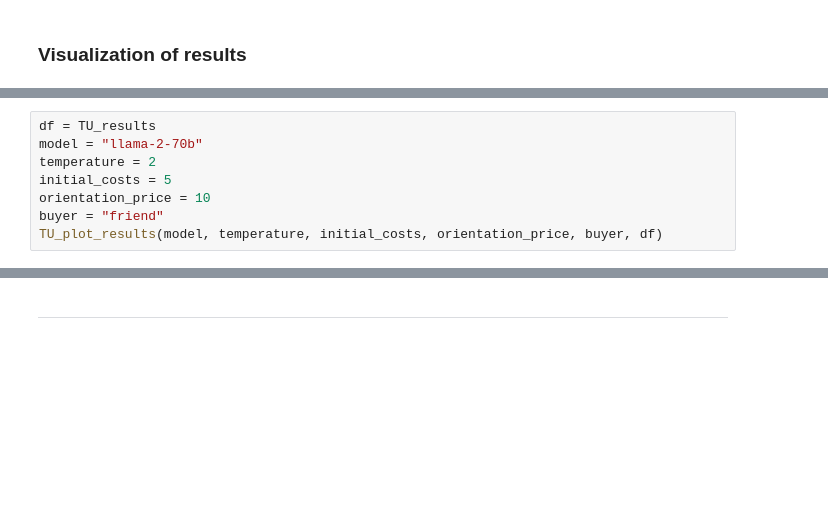
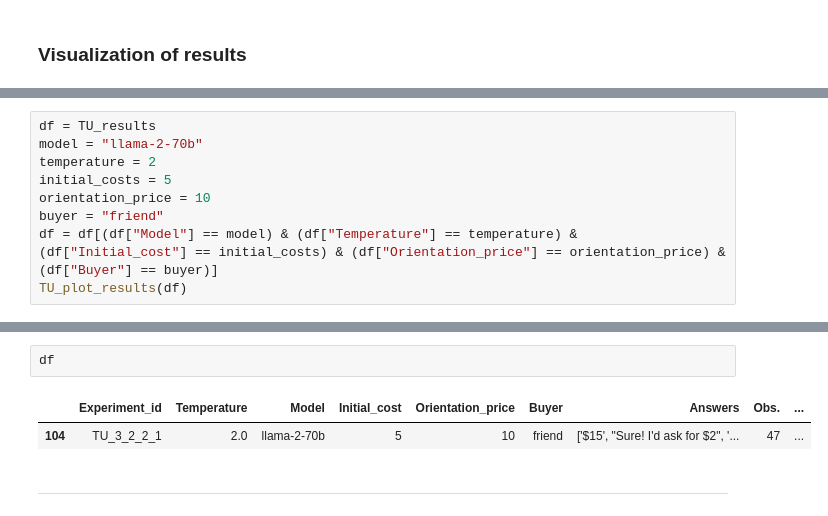
Before and after one commit to MariusDSPM/Data-Science-Project, a Jupyter notebook: Transaction Utility Theory.ipynb, the cells around one changed output, grey strips where cells are left out. Cells and saved outputs as stored; diff of their text form; blank space fills up the shorter version.

```diff
--- a/Transaction Utility Theory.ipynb
+++ b/Transaction Utility Theory.ipynb
@@ -1100,4 +1187,5 @@ temperature = 2
 initial_costs = 5
 orientation_price = 10
 buyer = "friend"
-TU_plot_results(model, temperature, initial_costs, orientation_price, buyer, df)
+df = df[(df["Model"] == model) & (df["Temperature"] == temperature) & (df["Initial_cost"] == initial_costs) & (df["Orientation_price"] == orientation_price) & (df["Buyer"] == buyer)]
+TU_plot_results(df)
@@ -1104,2 +1195,7 @@ TU_plot_results(model, temperature, initial_costs, orientation_price, buyer, df)
+# %%
+df
+# %% [output]
+|  | Experiment_id | Temperature | Model | Initial_cost | Orientation_price | Buyer | Answers | Obs. | ... |
+| 104 | TU_3_2_2_1 | 2.0 | llama-2-70b | 5 | 10 | friend | ['$15', "Sure! I'd ask for $2", '... | 47 | ... |
 # %% [markdown]
 ---
```
Also changed, not shown: parts of 11 cells of this notebook, 6 other files.
